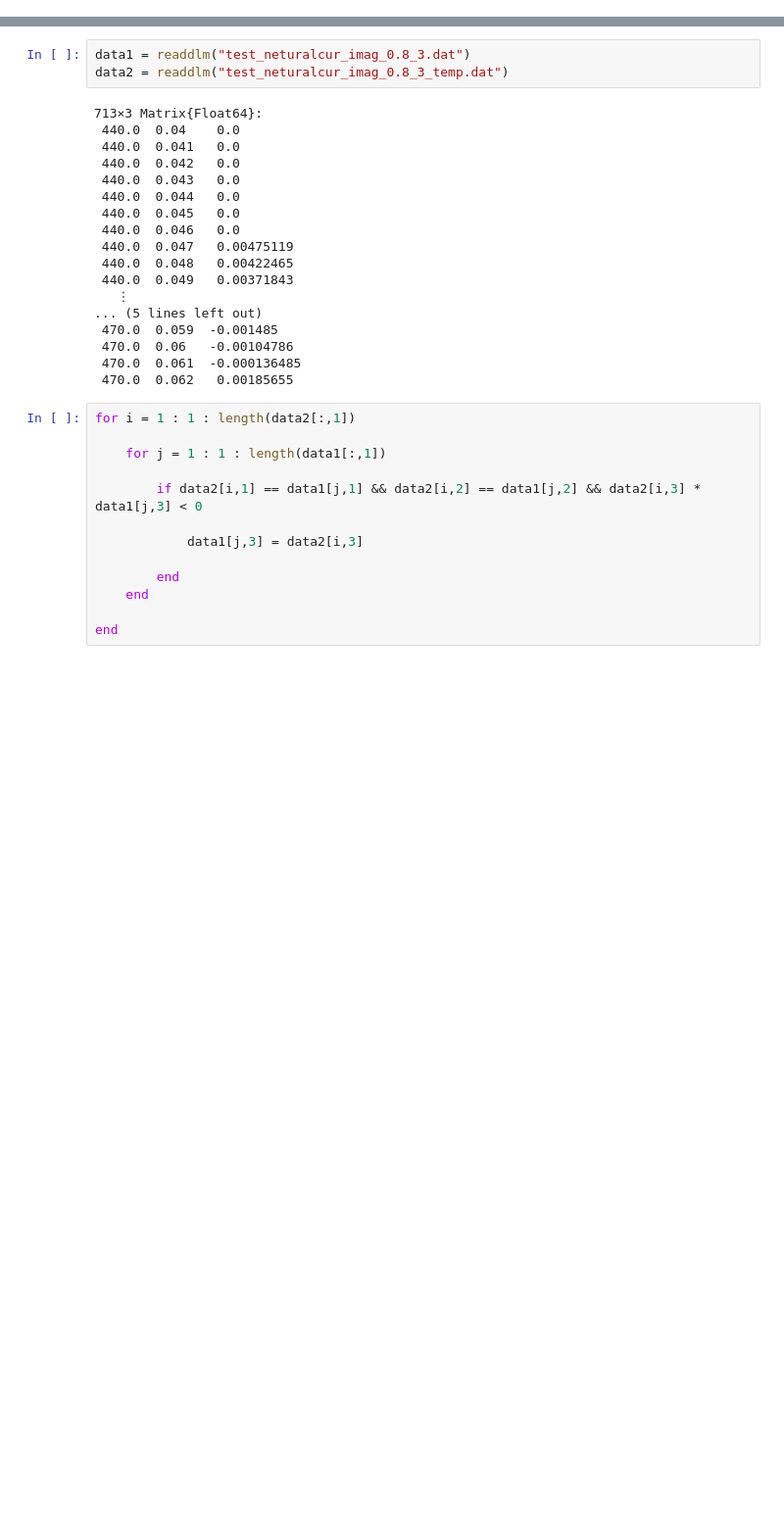
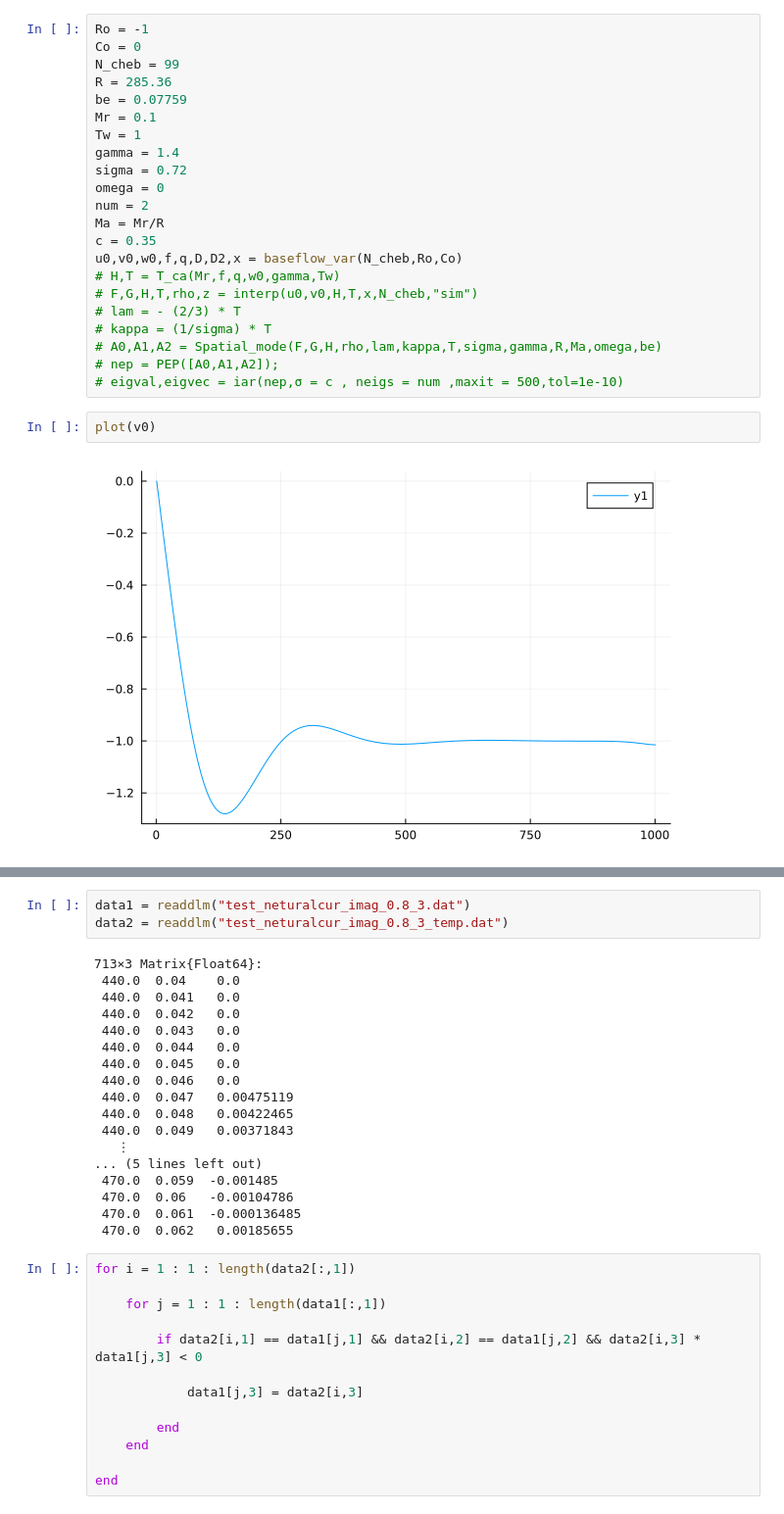
Before and after one commit to HaojieZhang917/compressible_bek, a Jupyter notebook: compress/CRD_STA_CACU.ipynb, the cells around one changed output, grey strips where cells are left out. Shown at 98% size. Cells and saved outputs as stored; diff of their text form; blank space fills up the shorter version.

```diff
--- a/compress/CRD_STA_CACU.ipynb
+++ b/compress/CRD_STA_CACU.ipynb
@@ -17,2 +9,28 @@ WARNING: replacing module eigvec_compute.
+# %%
+Ro = -1
+Co = 0
+N_cheb = 99
+R = 285.36
+be = 0.07759
+Mr = 0.1
+Tw = 1
+gamma = 1.4
+sigma = 0.72
+omega = 0
+num = 2
+Ma = Mr/R
+c = 0.35
+u0,v0,w0,f,q,D,D2,x = baseflow_var(N_cheb,Ro,Co)
+# H,T = T_ca(Mr,f,q,w0,gamma,Tw)
+# F,G,H,T,rho,z = interp(u0,v0,H,T,x,N_cheb,"sim")
+# lam = - (2/3) * T
+# kappa = (1/sigma) * T
+# A0,A1,A2 = Spatial_mode(F,G,H,rho,lam,kappa,T,sigma,gamma,R,Ma,omega,be)
+# nep = PEP([A0,A1,A2]);
+# eigval,eigvec = iar(nep,σ = c , neigs = num ,maxit = 500,tol=1e-10)
+# %%
+plot(v0)
+# %% [output]
+[figure, added]
 # %%
 N_cheb = 99
```
Also changed, not shown: parts of 5 cells of this notebook, 2 other files.
